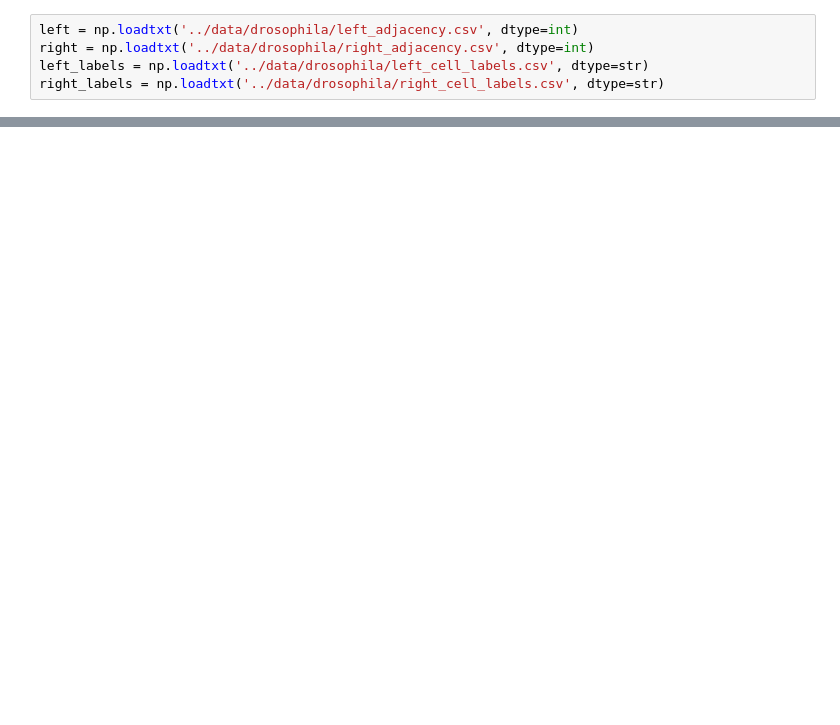
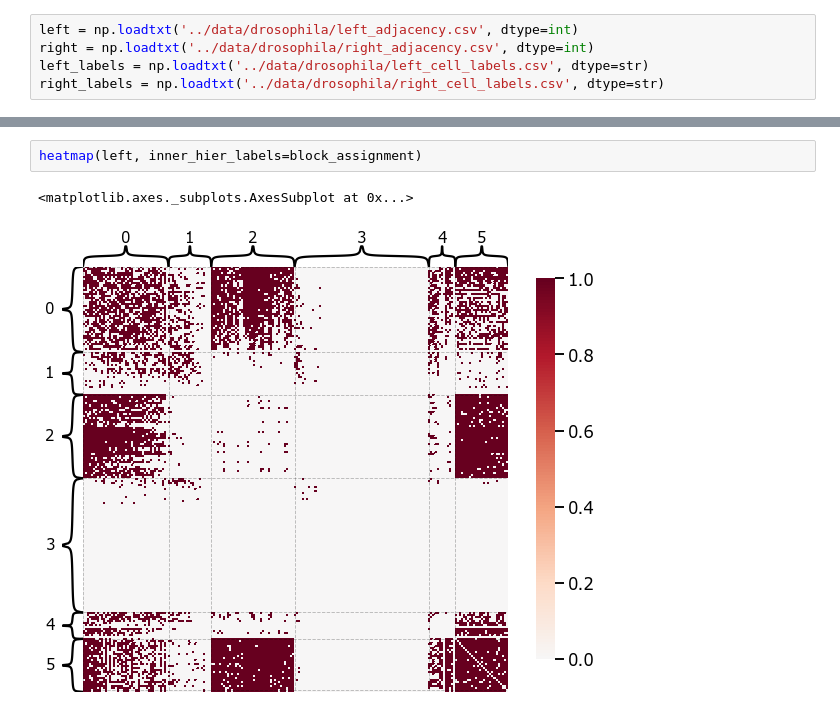
Before and after one commit to junhaobearxiong/graph_independence_test, a Jupyter notebook: notebooks/2019-04-11_real_data_drosophila.ipynb, the cells around one changed output, grey strips where cells are left out. Drawn from its saved outputs; the diff is of its cells as text; blank space fills up the shorter version.

```diff
--- a/notebooks/2019-04-11_real_data_drosophila.ipynb
+++ b/notebooks/2019-04-11_real_data_drosophila.ipynb
@@ -81,0 +59,5 @@ gap_male = np.where(gap_male > 0, 1, 0).astype(float)
+# %%
+heatmap(left, inner_hier_labels=block_assignment)
+# %% [output]
+<matplotlib.axes._subplots.AxesSubplot at 0x...>
+[figure, added]
```
Also changed, not shown: parts of 23 cells of this notebook, 1 other file.
